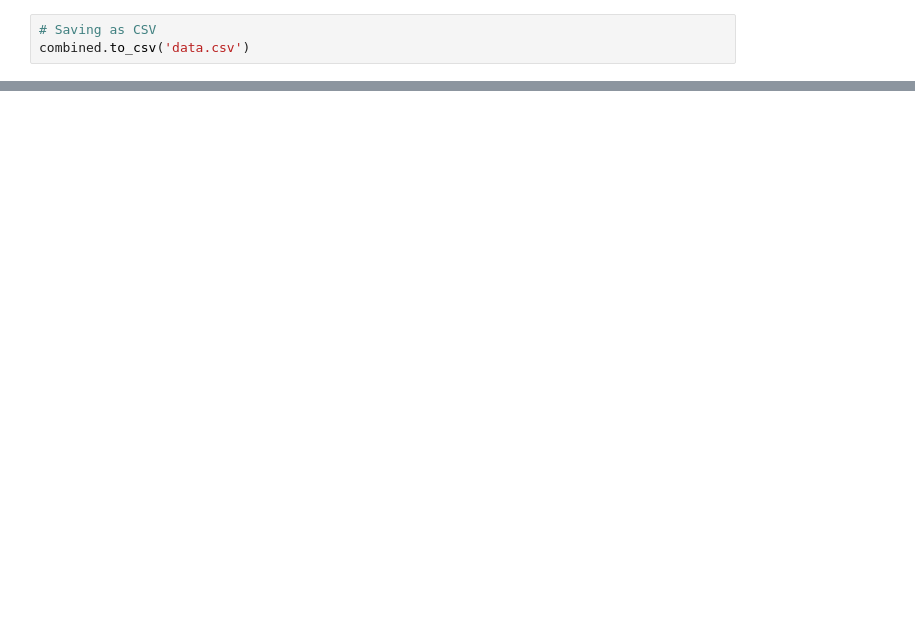
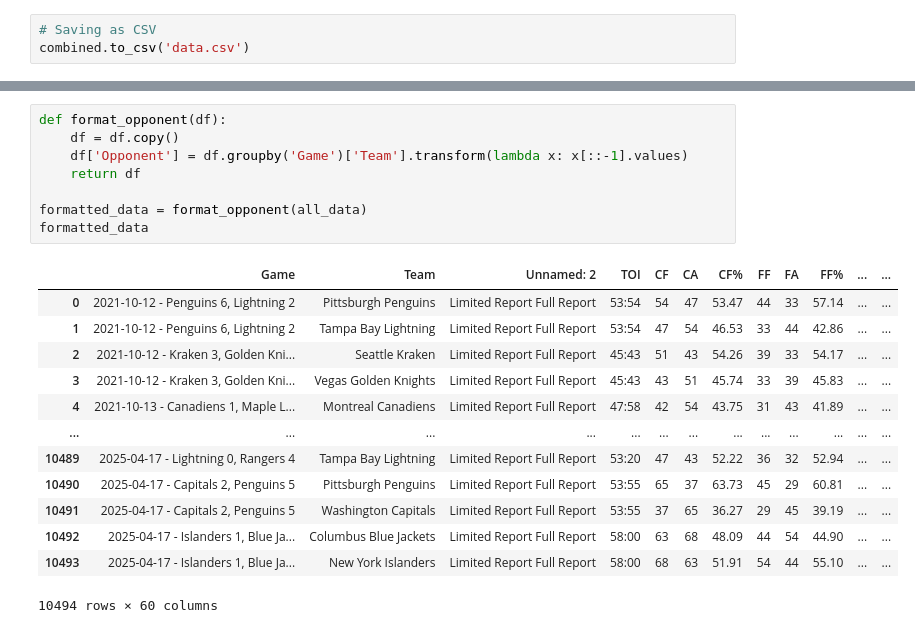
Before and after one commit to vblais12/NHL_stats_predictor, a Jupyter notebook: Testing/Scraping.ipynb, the cells around one changed output, grey strips where cells are left out. Drawn from its saved outputs; the diff is of its cells as text; blank space fills up the shorter version.

```diff
--- a/Testing/Scraping.ipynb
+++ b/Testing/Scraping.ipynb
@@ -511,0 +373,22 @@ Stacktrace:
+# %%
+def format_opponent(df):
+    df = df.copy()
+    df['Opponent'] = df.groupby('Game')['Team'].transform(lambda x: x[::-1].values)
+    return df
+
+formatted_data = format_opponent(all_data)
+formatted_data
+# %% [output]
+|  | Game | Team | Unnamed: 2 | TOI | CF | CA | CF% | FF | FA | FF% | ... | ... |
+| 0 | 2021-10-12 - Penguins 6, Lightning 2 | Pittsburgh Penguins | Limited Report Full Report | 53:54 | 54 | 47 | 53.47 | 44 | 33 | 57.14 | ... | ... |
+| 1 | 2021-10-12 - Penguins 6, Lightning 2 | Tampa Bay Lightning | Limited Report Full Report | 53:54 | 47 | 54 | 46.53 | 33 | 44 | 42.86 | ... | ... |
+| 2 | 2021-10-12 - Kraken 3, Golden Kni... | Seattle Kraken | Limited Report Full Report | 45:43 | 51 | 43 | 54.26 | 39 | 33 | 54.17 | ... | ... |
+| 3 | 2021-10-12 - Kraken 3, Golden Kni... | Vegas Golden Knights | Limited Report Full Report | 45:43 | 43 | 51 | 45.74 | 33 | 39 | 45.83 | ... | ... |
+| 4 | 2021-10-13 - Canadiens 1, Maple L... | Montreal Canadiens | Limited Report Full Report | 47:58 | 42 | 54 | 43.75 | 31 | 43 | 41.89 | ... | ... |
+| ... | ... | ... | ... | ... | ... | ... | ... | ... | ... | ... | ... | ... |
+| 10489 | 2025-04-17 - Lightning 0, Rangers 4 | Tampa Bay Lightning | Limited Report Full Report | 53:20 | 47 | 43 | 52.22 | 36 | 32 | 52.94 | ... | ... |
+| 10490 | 2025-04-17 - Capitals 2, Penguins 5 | Pittsburgh Penguins | Limited Report Full Report | 53:55 | 65 | 37 | 63.73 | 45 | 29 | 60.81 | ... | ... |
+| 10491 | 2025-04-17 - Capitals 2, Penguins 5 | Washington Capitals | Limited Report Full Report | 53:55 | 37 | 65 | 36.27 | 29 | 45 | 39.19 | ... | ... |
+| 10492 | 2025-04-17 - Islanders 1, Blue Ja... | Columbus Blue Jackets | Limited Report Full Report | 58:00 | 63 | 68 | 48.09 | 44 | 54 | 44.90 | ... | ... |
+| 10493 | 2025-04-17 - Islanders 1, Blue Ja... | New York Islanders | Limited Report Full Report | 58:00 | 68 | 63 | 51.91 | 54 | 44 | 55.10 | ... | ... |
+10494 rows × 60 columns
```
Also changed, not shown: parts of 26 cells of this notebook, 2 other files.
